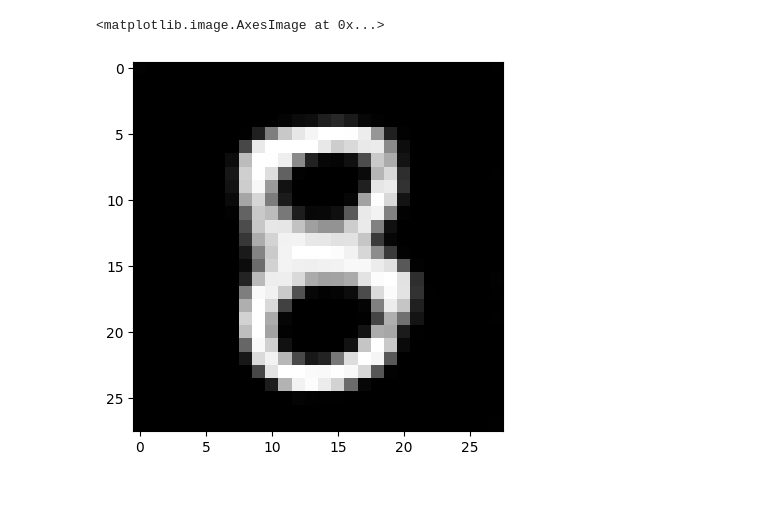
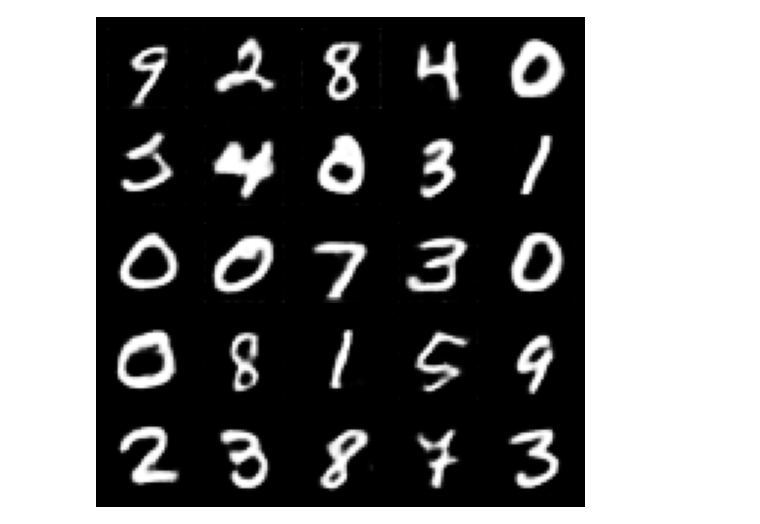
Before and after one commit to 5121eun/dl, a Jupyter notebook: vae_example.ipynb, the cells around one changed output. Cells and saved outputs as stored; diff of their text form; code cells hidden in the pictures; blank space fills up the shorter version.

```diff
--- a/vae_example.ipynb
+++ b/vae_example.ipynb
@@ -56,5 +51,11 @@ plt.imshow(feature[11].view(28, 28, -1), cmap = plt.cm.gray)
-# %%
-plt.imshow(x_recon[11].permute(1, 2, 0).detach().numpy(), cmap = plt.cm.gray)
-# %% [output]
-<matplotlib.image.AxesImage at 0x...>
-[figure, removed]
+# %%
+plt.figure(figsize=(5, 5)).set_facecolor('black')
+for i in range(25):
+    plt.subplot(5, 5, i+1)
+    plt.imshow(x_recon[i][0].detach().numpy(), cmap = plt.cm.gray)
+    plt.xticks([])
+    plt.yticks([])
+
+plt.tight_layout()
+# %% [output]
+[figure, added]
```
Also changed, not shown: parts of 2 cells of this notebook, 1 other file.
